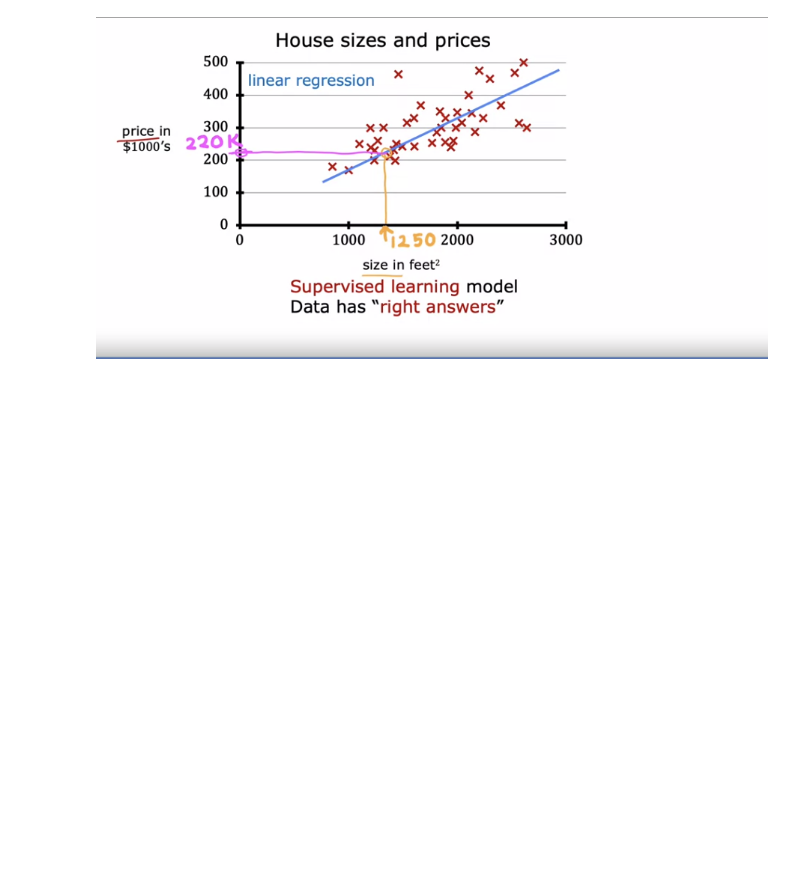
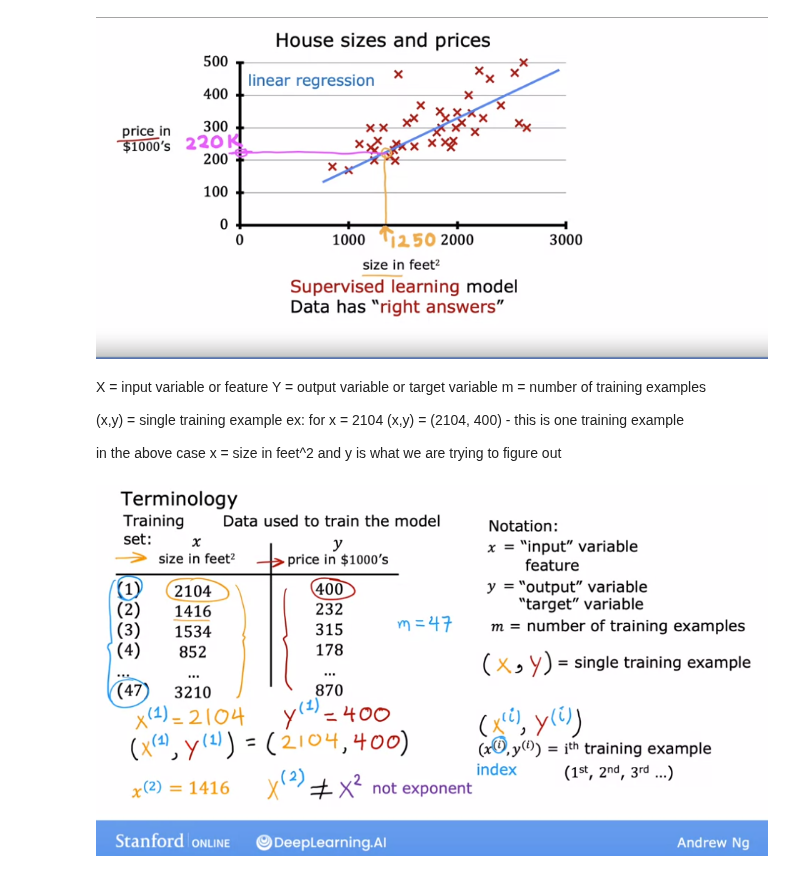
Before and after one commit to majikthise911/notes, a Jupyter notebook: Supervised_Machine_Learning-Regression_and_Classification/class_noes.ipynb, the cells around one changed output. Saved outputs shown, nothing was run; the diff lists cells and outputs as text; code cells hidden in the pictures; blank space fills up the shorter version.

```diff
--- a/Supervised_Machine_Learning-Regression_and_Classification/class_noes.ipynb
+++ b/Supervised_Machine_Learning-Regression_and_Classification/class_noes.ipynb
@@ -21,3 +21,20 @@ from IPython.display import Image, display
 display(Image(filename='images\Screenshot 2023-06-27 100738.png'))
 # %% [output]
 [figure]
+# %% [markdown]
+X = input variable or feature
+Y = output variable or target variable
+m = number of training examples
+
+(x,y) = single training example
+ex:
+for x = 2104
+(x,y) = (2104, 400) - this is one training example
+
+in the above case x = size in feet^2 and y is what we are trying to figure out
+# %%
+from IPython.display import Image, display
+display(Image(filename='images\Screenshot 2023-06-28 115400.png'))
+# below demonstrates some notation used in ML learning
+# %% [output]
+[figure, added]
```
Also changed, not shown: 1 other file.
